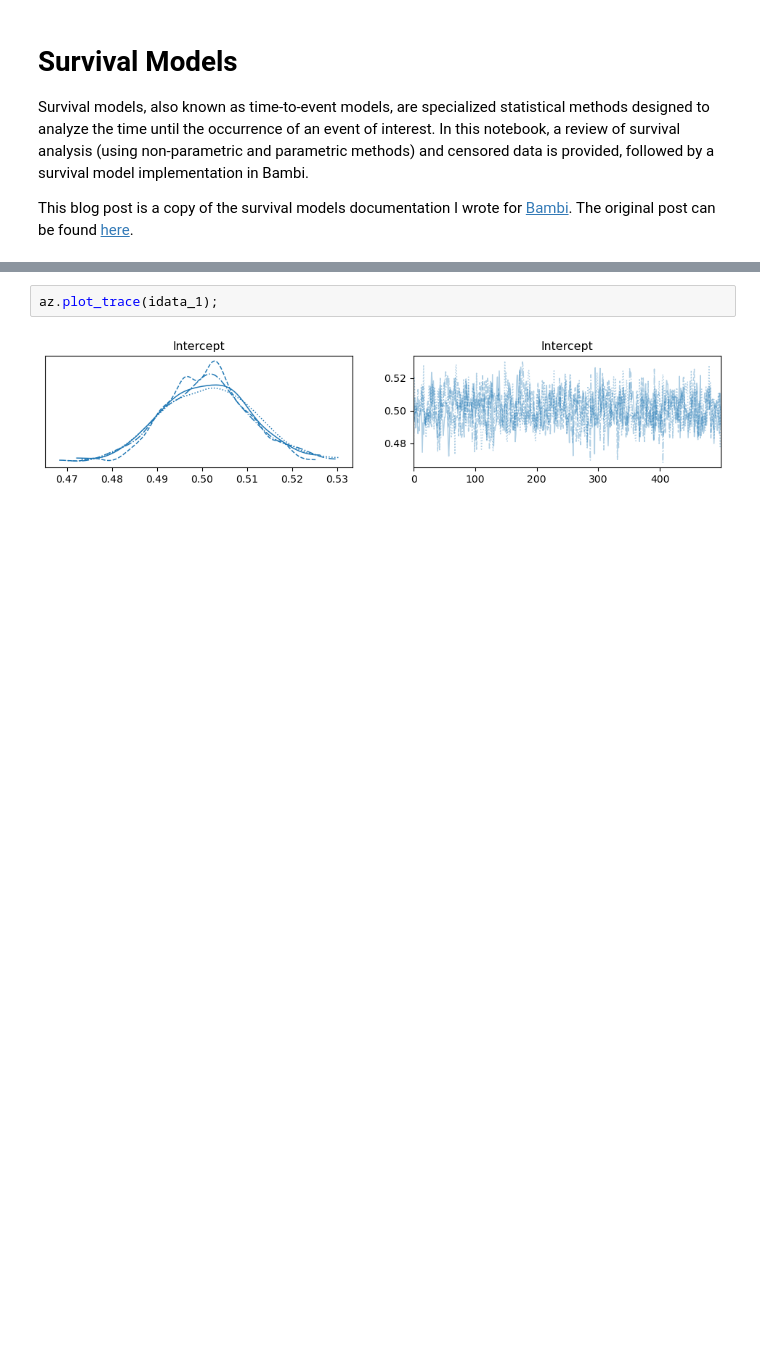
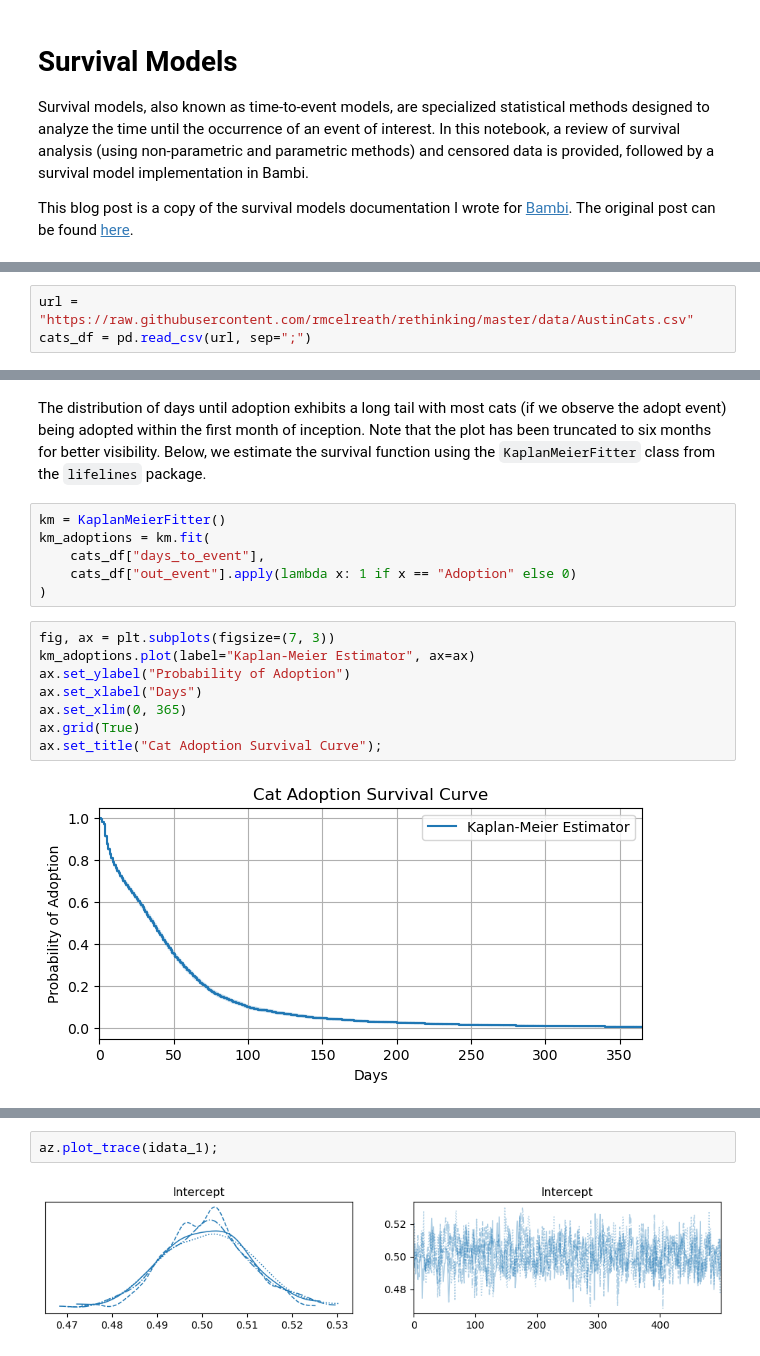
Before and after one commit to GStechschulte/gstechschulte.github.io, a Jupyter notebook: posts/2023-10-25-survival-models-bambi.ipynb, the cells around one changed output, grey strips where cells are left out. Saved outputs shown, nothing was run; the diff lists cells and outputs as text; blank space fills up the shorter version.

Commit message:
update survival model

```diff
--- a/posts/2023-10-24-survival-models-bambi.ipynb
+++ b/posts/2023-10-25-survival-models-bambi.ipynb
@@ -74,0 +79,3 @@ WARNING (pytensor.tensor.blas): Using NumPy C-API based implementation for BLAS
+# %%
+url = "https://raw.githubusercontent.com/rmcelreath/rethinking/master/data/AustinCats.csv"
+cats_df = pd.read_csv(url, sep=";")
@@ -74,0 +92,18 @@ WARNING (pytensor.tensor.blas): Using NumPy C-API based implementation for BLAS
+# %% [markdown]
+The distribution of days until adoption exhibits a long tail with most cats (if we observe the adopt event) being adopted within the first month of inception. Note that the plot has been truncated to six months for better visibility. Below, we estimate the survival function using the `KaplanMeierFitter` class from the `lifelines` package.
+# %%
+km = KaplanMeierFitter()
+km_adoptions = km.fit(
+    cats_df["days_to_event"],
+    cats_df["out_event"].apply(lambda x: 1 if x == "Adoption" else 0)
+)
+# %%
+fig, ax = plt.subplots(figsize=(7, 3))
+km_adoptions.plot(label="Kaplan-Meier Estimator", ax=ax)
+ax.set_ylabel("Probability of Adoption")
+ax.set_xlabel("Days")
+ax.set_xlim(0, 365)
+ax.grid(True)
+ax.set_title("Cat Adoption Survival Curve");
+# %% [output]
+[figure, added]
```
Also changed, not shown: parts of 30 cells of this notebook, 15 other files.
